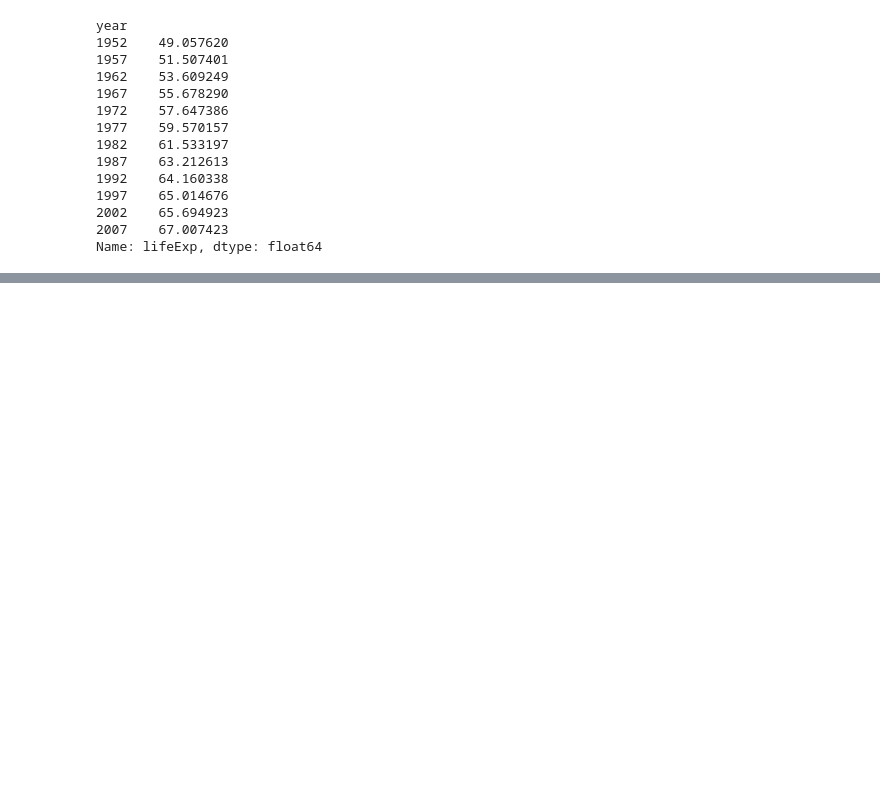
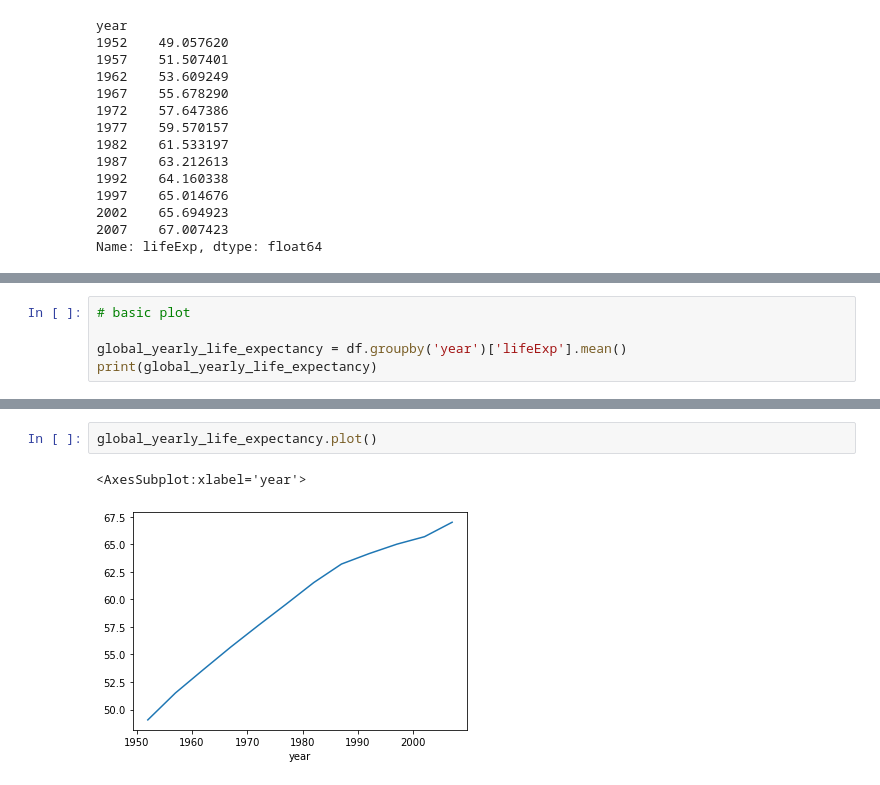
Before and after one commit to kevinbarry7/Data_Analysis_Pandas, a Jupyter notebook: pandas_everyone.ipynb, the cells around one changed output, grey strips where cells are left out. Drawn from its saved outputs; the diff is of its cells as text; blank space fills up the shorter version.

```diff
--- a/pandas_everyone.ipynb
+++ b/pandas_everyone.ipynb
@@ -364,0 +399,5 @@ Name: lifeExp, dtype: float64
+# %%
+# basic plot
+
+global_yearly_life_expectancy = df.groupby('year')['lifeExp'].mean()
+print(global_yearly_life_expectancy)
@@ -364,0 +419,5 @@ Name: lifeExp, dtype: float64
+# %%
+global_yearly_life_expectancy.plot()
+# %% [output]
+<AxesSubplot:xlabel='year'>
+[figure, added]
```
Also changed, not shown: parts of 3 cells of this notebook.
